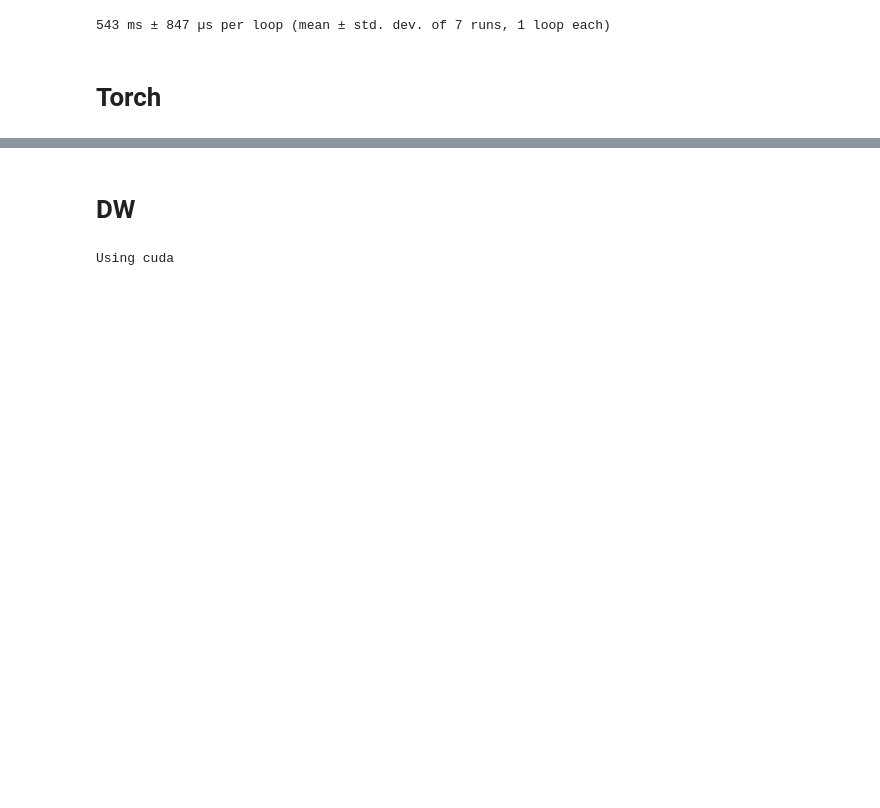
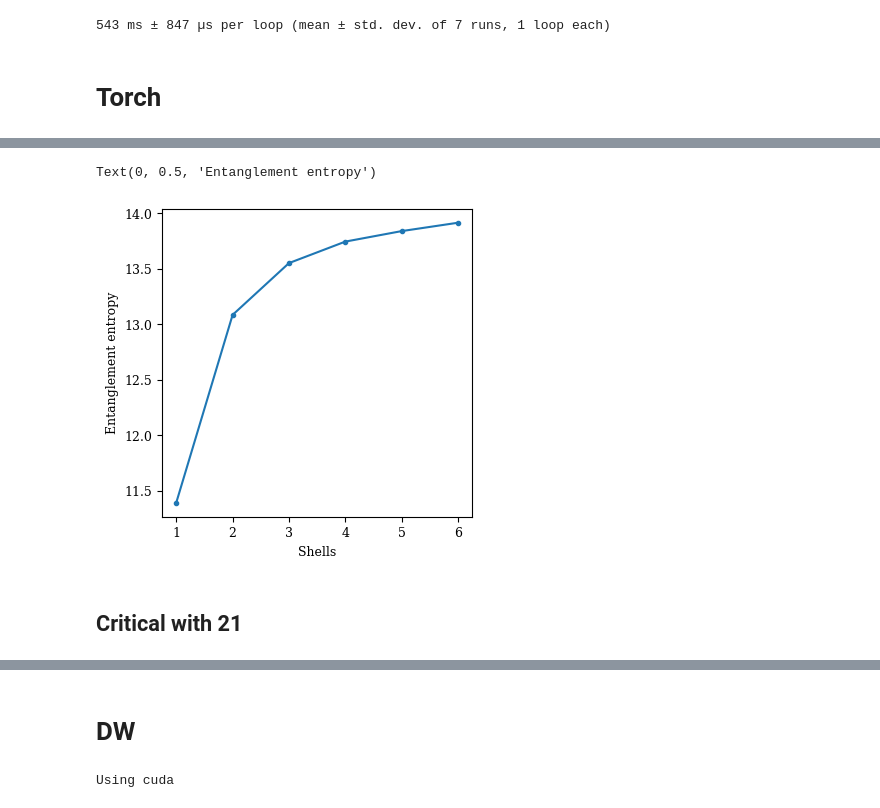
Before and after one commit to hainingpan/GTN, a Jupyter notebook: test_pytorch.ipynb, the cells around one changed output, grey strips where cells are left out. Drawn from its saved outputs; the diff is of its cells as text; code cells hidden in the pictures; blank space fills up the shorter version.

```diff
--- a/test_pytorch.ipynb
+++ b/test_pytorch.ipynb
@@ -130,0 +236,11 @@ plot_C_r(C_r.cpu()[0],ax=ax,bottomcb=False,label_pos=[None,(0,0)])
+# %%
+fig,ax=plt.subplots(figsize=(4,4))
+ax.plot(range(1,7),[EE_list[n][-1].cpu() for n in range(1,7)],'.-')
+ax.set_xlabel('Shells')
+# ax.set_scale('log')
+ax.set_ylabel('Entanglement entropy')
+# %% [output]
+Text(0, 0.5, 'Entanglement entropy')
+[figure, added]
+# %% [markdown]
+## Critical with 21
```
Also changed, not shown: parts of 35 cells of this notebook, 4 other files.
